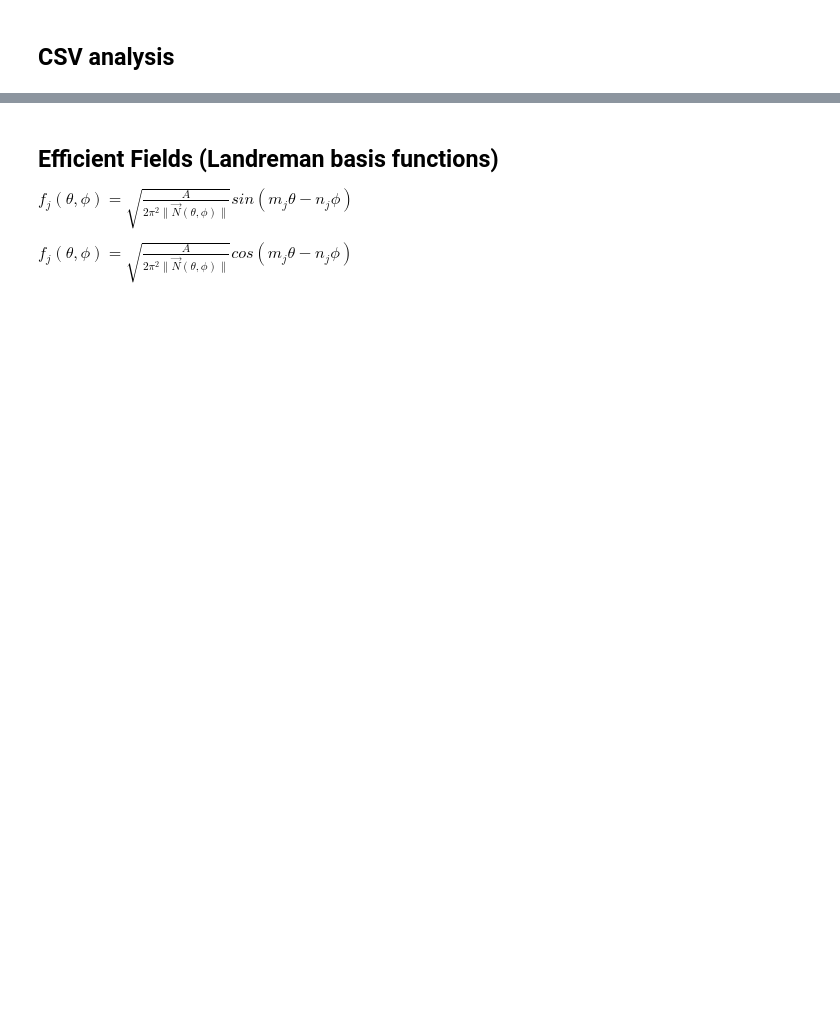
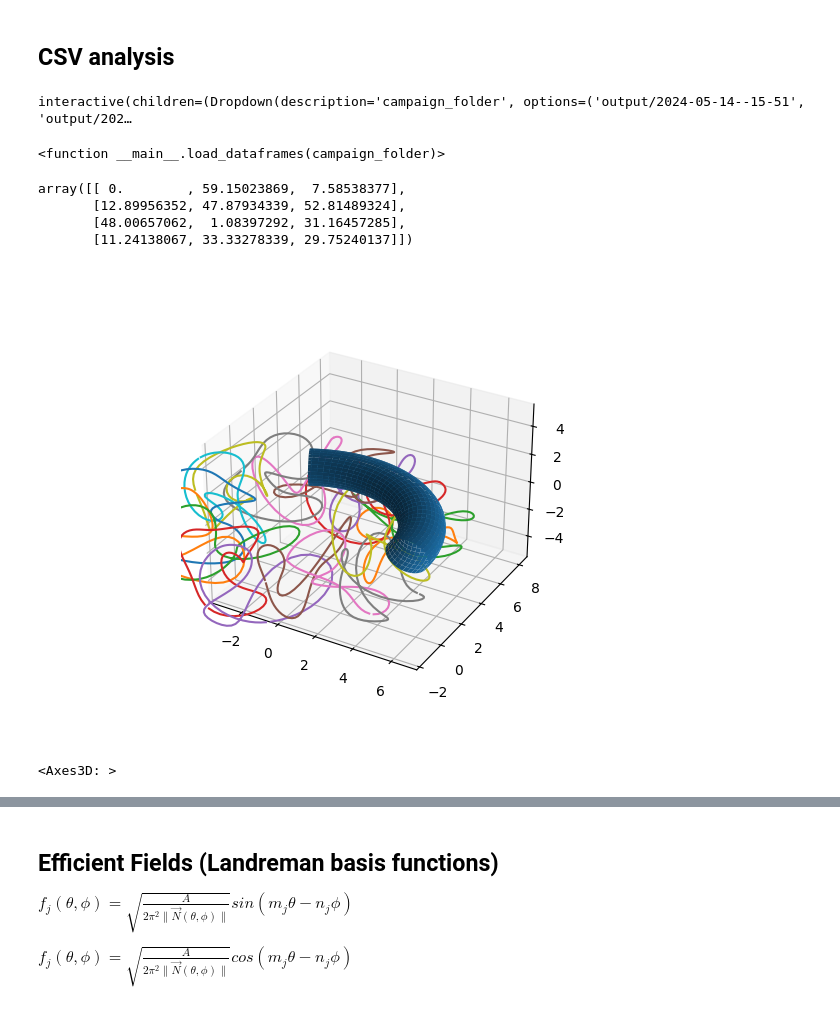
Before and after one commit to missing-user/single-stage-opt, a Jupyter notebook: what_we_actually_want copy.ipynb, the cells around one changed output, grey strips where cells are left out. Cells and saved outputs as stored; diff of their text form; code cells hidden in the pictures; blank space fills up the shorter version.

```diff
--- a/what_we_actually_want copy.ipynb
+++ b/what_we_actually_want copy.ipynb
@@ -480,9 +510,0 @@ M3   0.577077  0.358017
-# %%
-import sys
-import os
-import simsopt
-
-results = []
-for path in os.listdir("output/2024-05-14--16-36"):
-  optimization_res = simsopt.load("output/2024-05-14--16-36/" +path)
-  results.append(optimization_res)
@@ -542,0 +513,37 @@ implot_df(first_Si_BdotN)
+# %%
+import pandas as pd
+import numpy as np
+import plotly.express as px
+import ipywidgets
+
+mmesh, nmesh = np.meshgrid(np.arange(Mpol_max), np.arange(Ntor_max))
+map_to_mn = {f"M{i}": (m, n) for m, n, i in zip(mmesh.flatten(), nmesh.flatten(), range(Ntor_max*Mpol_max))}
+
+def implot_df(df:pd.DataFrame, **kwargs):
+  df["mn"] = df.index.to_series().map(map_to_mn)
+  df["m"] = df["mn"].apply(lambda x: x[0])
+  df["n"] = df["mn"].apply(lambda x: x[1])
+
+  return px.bar(df, x="m", y=df.columns[0], color="n",facet_col="n", error_y=df.columns[1], barmode="group", **kwargs)
+  return px.scatter(df, "n","m", color=df.columns[0], size=df.columns[1], title="Impact of geometry coefficients")
+
+analysis_folder = ""
+def load_dataframes(campaign_folder):
+  global analysis_folder, first_Si_complexity, total_Si_complexity, total_Si_BdotN, first_Si_BdotN
+  try:
+    first_Si_complexity = pd.read_csv(os.path.join(campaign_folder,"first_Si_complex_landreman.csv"), index_col=0)
+    total_Si_complexity = pd.read_csv(os.path.join(campaign_folder,"total_Si_complex_landreman.csv"), index_col=0)
+    total_Si_BdotN = pd.read_csv(os.path.join(campaign_folder,"total_Si_BdotN_landreman.csv"), index_col=0)
+    first_Si_BdotN = pd.read_csv(os.path.join(campaign_folder,"first_Si_BdotN_landreman.csv"), index_col=0)
+
+    analysis_folder = campaign_folder
+
+    implot_df(total_Si_complexity, title="Coil Complexity").show()
+  except:
+    print("could not find files at", campaign_folder)
+out_dir = "output"
+directories = [os.path.join(out_dir, name) for name in os.listdir(out_dir) if os.path.isdir(os.path.join(out_dir, name))]
+ipywidgets.interact(load_dataframes, campaign_folder=ipywidgets.Dropdown(options=reversed(directories)))
+# %% [output]
+interactive(children=(Dropdown(description='campaign_folder', options=('output/2024-05-14--15-51', 'output/202…
+<function __main__.load_dataframes(campaign_folder)>
@@ -542,0 +556,14 @@ implot_df(first_Si_BdotN)
+# %%
+results[100]["Bmagnitude"]
+# %% [output]
+array([[ 0.        , 59.15023869,  7.58538377],
+       [12.89956352, 47.87934339, 52.81489324],
+       [48.00657062,  1.08397292, 31.16457285],
+       [11.24138067, 33.33278339, 29.75240137]])
+# %%
+
+%matplotlib widget
+simsopt.geo.plot([results[100]["surf"]]+results[100]["coils"])
+# %% [output]
+[figure, added]
+<Axes3D: >
```
Also changed, not shown: parts of 25 cells of this notebook, 1 other file.
